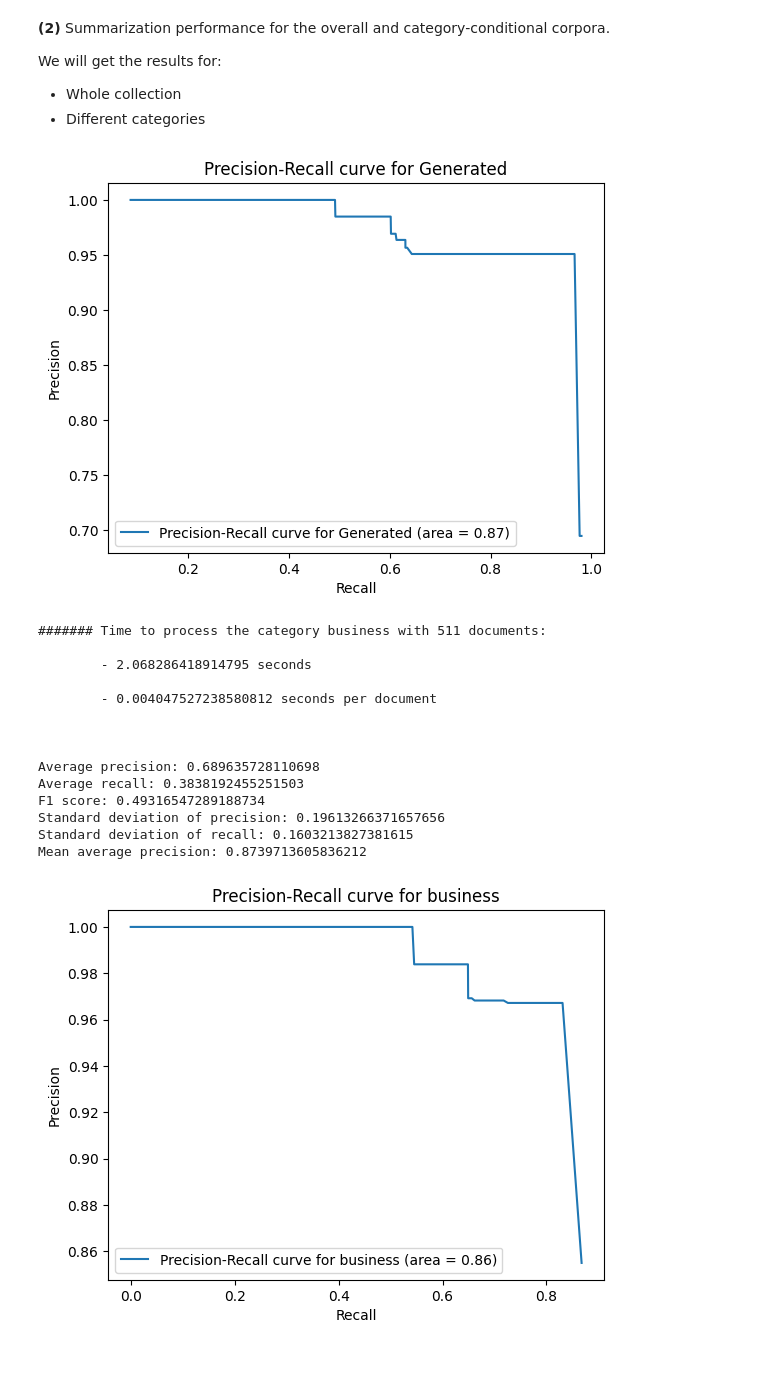
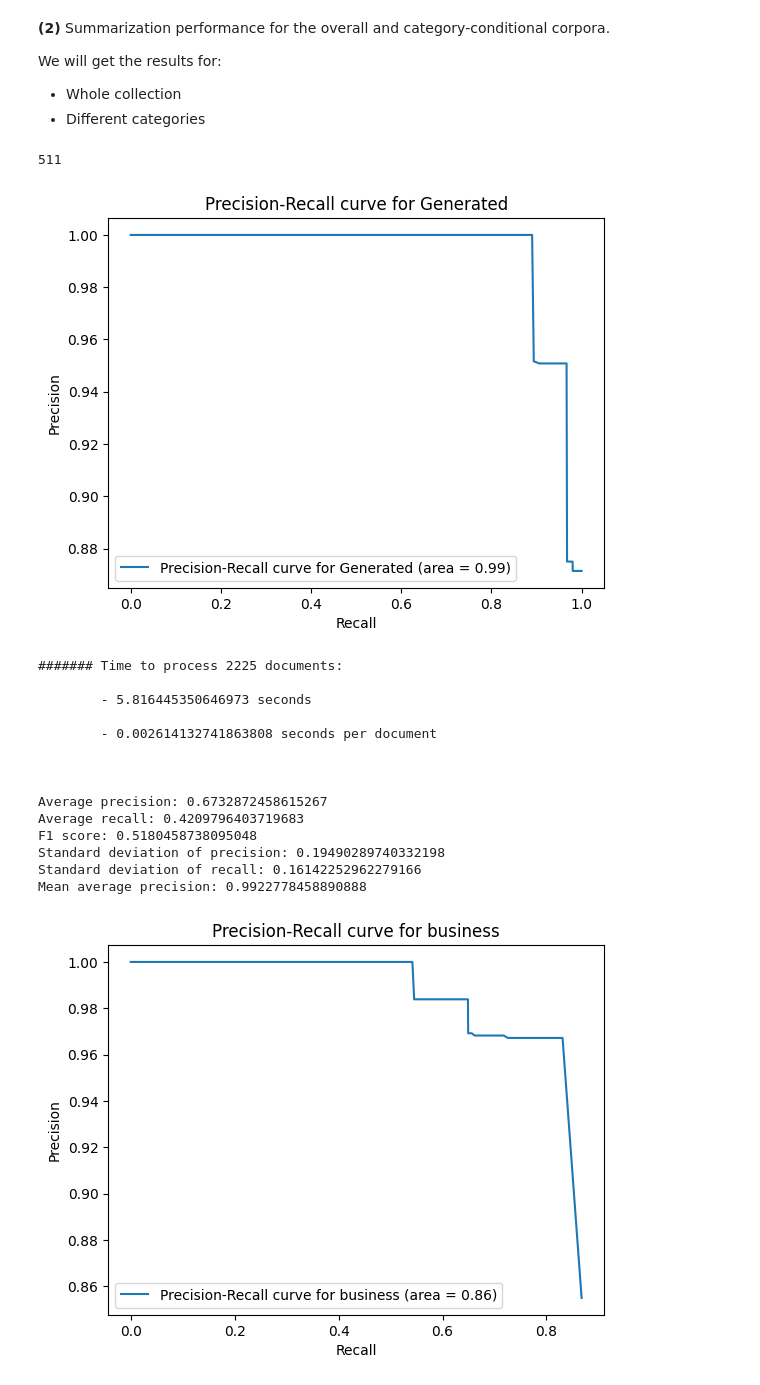
Before and after one commit to danieleavolio/Information-Processing-and-Retrieval, a Jupyter notebook: Project/Code/G08_P1_notebook.ipynb, the cells around one changed output. Saved outputs shown, nothing was run; the diff lists cells and outputs as text; code cells hidden in the pictures.

```diff
--- a/Project/Code/G08_P1_notebook.ipynb
+++ b/Project/Code/G08_P1_notebook.ipynb
@@ -1180,44 +1180,51 @@ plot_distribution(summaries_data)
 We will get the results for:
 - Whole collection
 - Different categories
+# %%
+len(generated_summaries)
+# %% [output]
+511
 # %%
 generated_summaries = {}
+c1 = 0
 for doc in documents_paths:
     with open(doc, "r") as file:
         content = file.read()
-        name = doc.split("\\")[-1]
-        generated_summaries[name] = summarization(content, 5, 500, True, ix, scoring_type="BM25")
+        generated_summaries[c1] = summarization(content, 5, 500, True, ix, scoring_type="BM25")
+        c1 += 1
 
+
+c2 = 0
 real_summaries = {}
 for doc in summaries:
     with open(doc, "r") as file:
         content = file.read()
-        name = doc.split("\\")[-1]
-        real_summaries[name] = content
+        real_summaries[c2] = content
+        c2 += 1
 
 average_precision, average_recall, f1, std_precision, std_recall, m_a_p = evaluation_given_summaries(generated_summaries, real_summaries, "Generated")
 print(f"Average precision: {average_precision}")
 print(f"Average recall: {average_recall}")
 print(f"F1 score: {f1}")
 print(f"Standard deviation of precision: {std_precision}")
 print(f"Standard deviation of recall: {std_recall}")
 print(f"Mean average precision: {m_a_p}")
 # %% [output]
-[figure, old version]
+[figure, new version]
-####### Time to process the category business with 511 documents:
+####### Time to process 2225 documents:
 
-        - 2.068286418914795 seconds
+        - 5.816445350646973 seconds
 
-        - 0.004047527238580812 seconds per document
+        - 0.002614132741863808 seconds per document
 
 
 
-Average precision: 0.689635728110698
-Average recall: 0.3838192455251503
-F1 score: 0.49316547289188734
-Standard deviation of precision: 0.19613266371657656
-Standard deviation of recall: 0.1603213827381615
-Mean average precision: 0.8739713605836212
+Average precision: 0.6732872458615267
+Average recall: 0.4209796403719683
+F1 score: 0.5180458738095048
+Standard deviation of precision: 0.19490289740332198
+Standard deviation of recall: 0.16142252962279166
+Mean average precision: 0.9922778458890888
 # %%
 categories_results = {}
 import seaborn as sns
```
Also changed, not shown: parts of 3 cells of this notebook, 12 other files.
